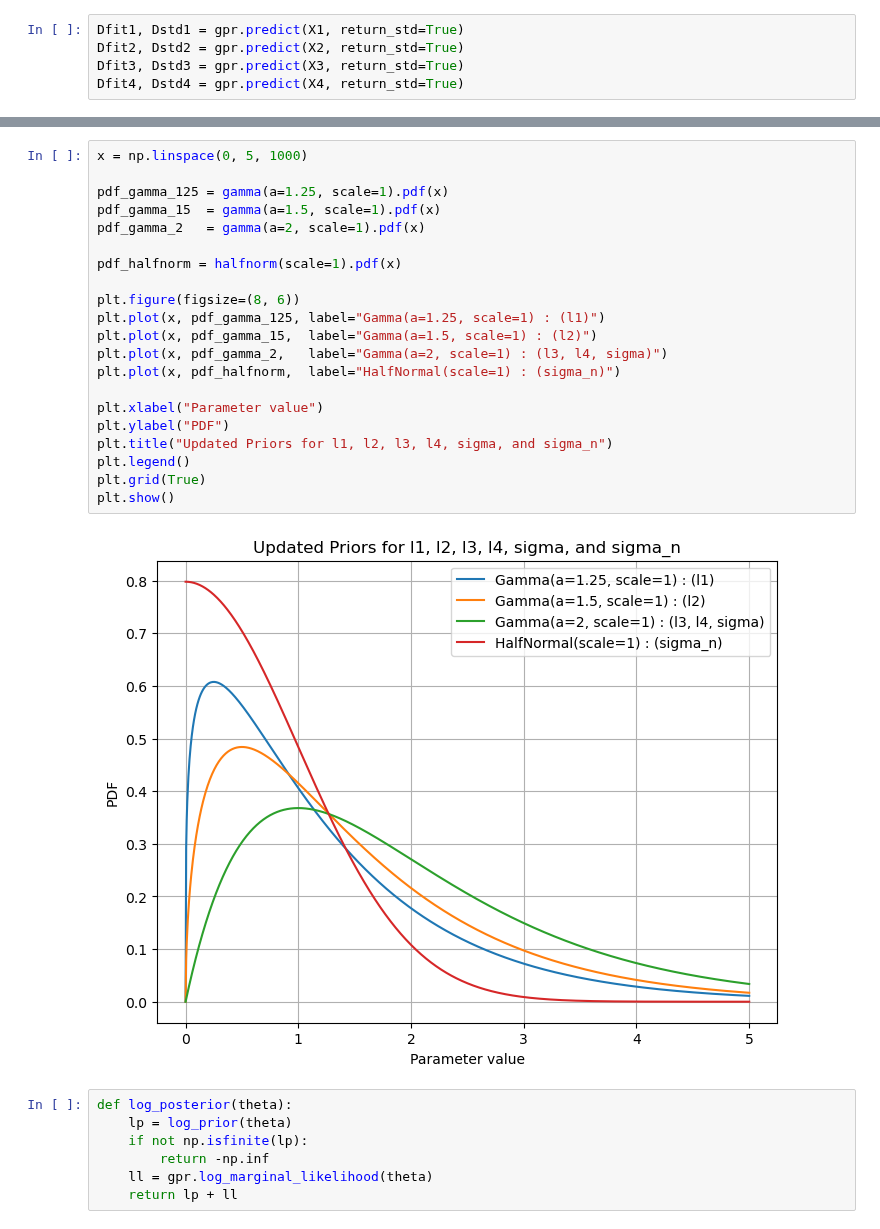
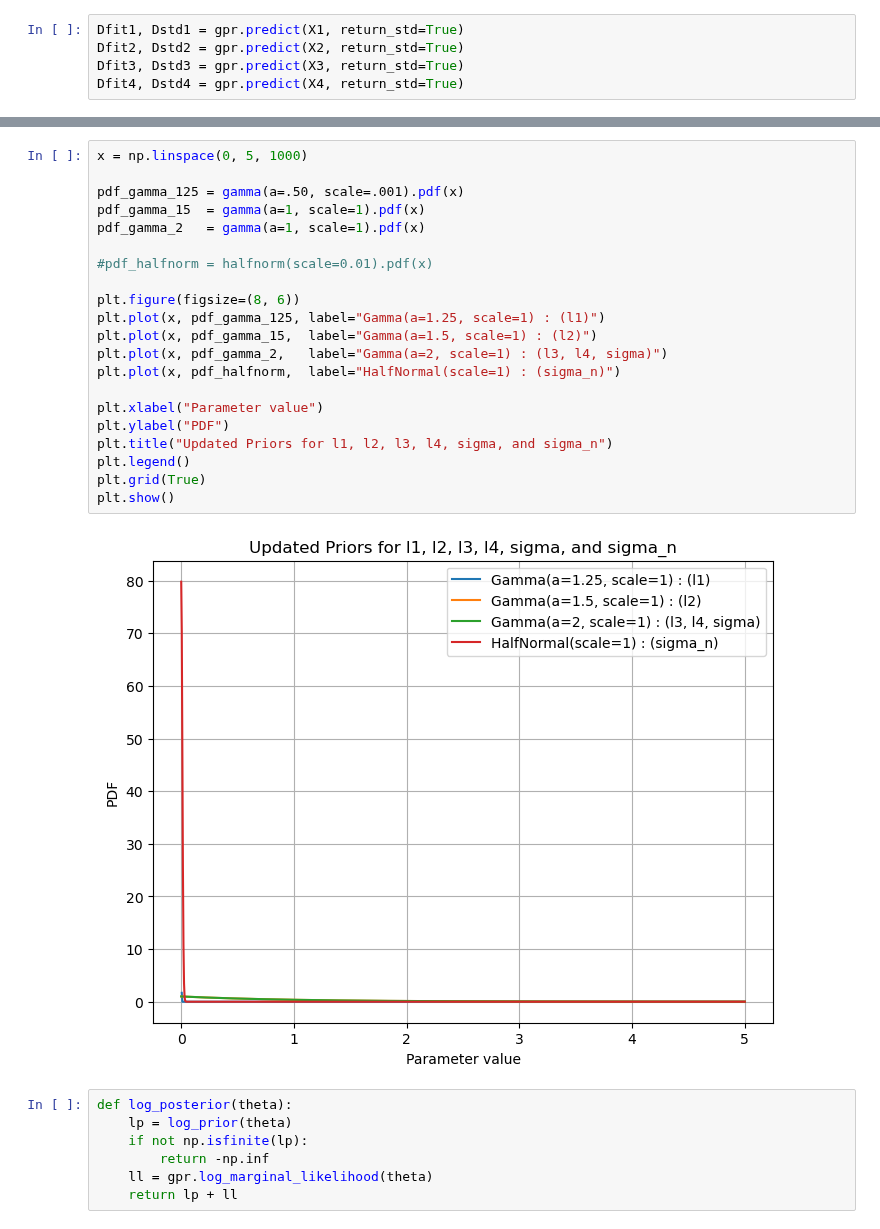
Before and after one commit to seanwhite674/FinalYearProject, a Jupyter notebook: ParameterDistribution.ipynb, the cells around one changed output, grey strips where cells are left out. Saved outputs shown, nothing was run; the diff lists cells and outputs as text.

```diff
--- a/ParameterDistribution.ipynb
+++ b/ParameterDistribution.ipynb
@@ -148,26 +149,26 @@ def log_prior(theta):
 # %%
 x = np.linspace(0, 5, 1000)
 
-pdf_gamma_125 = gamma(a=1.25, scale=1).pdf(x)
-pdf_gamma_15  = gamma(a=1.5, scale=1).pdf(x)
-pdf_gamma_2   = gamma(a=2, scale=1).pdf(x)
+pdf_gamma_125 = gamma(a=.50, scale=.001).pdf(x)
+pdf_gamma_15  = gamma(a=1, scale=1).pdf(x)
+pdf_gamma_2   = gamma(a=1, scale=1).pdf(x)
 
-pdf_halfnorm = halfnorm(scale=1).pdf(x)
+#pdf_halfnorm = halfnorm(scale=0.01).pdf(x)
 
 plt.figure(figsize=(8, 6))
 plt.plot(x, pdf_gamma_125, label="Gamma(a=1.25, scale=1) : (l1)")
 plt.plot(x, pdf_gamma_15,  label="Gamma(a=1.5, scale=1) : (l2)")
 plt.plot(x, pdf_gamma_2,   label="Gamma(a=2, scale=1) : (l3, l4, sigma)")
 plt.plot(x, pdf_halfnorm,  label="HalfNormal(scale=1) : (sigma_n)")
 
 plt.xlabel("Parameter value")
 plt.ylabel("PDF")
 plt.title("Updated Priors for l1, l2, l3, l4, sigma, and sigma_n")
 plt.legend()
 plt.grid(True)
 plt.show()
 # %% [output]
-[figure, old version]
+[figure, new version]
 # %%
 def log_posterior(theta):
     lp = log_prior(theta)
```
Also changed, not shown: parts of 14 cells of this notebook, 3 other files.
